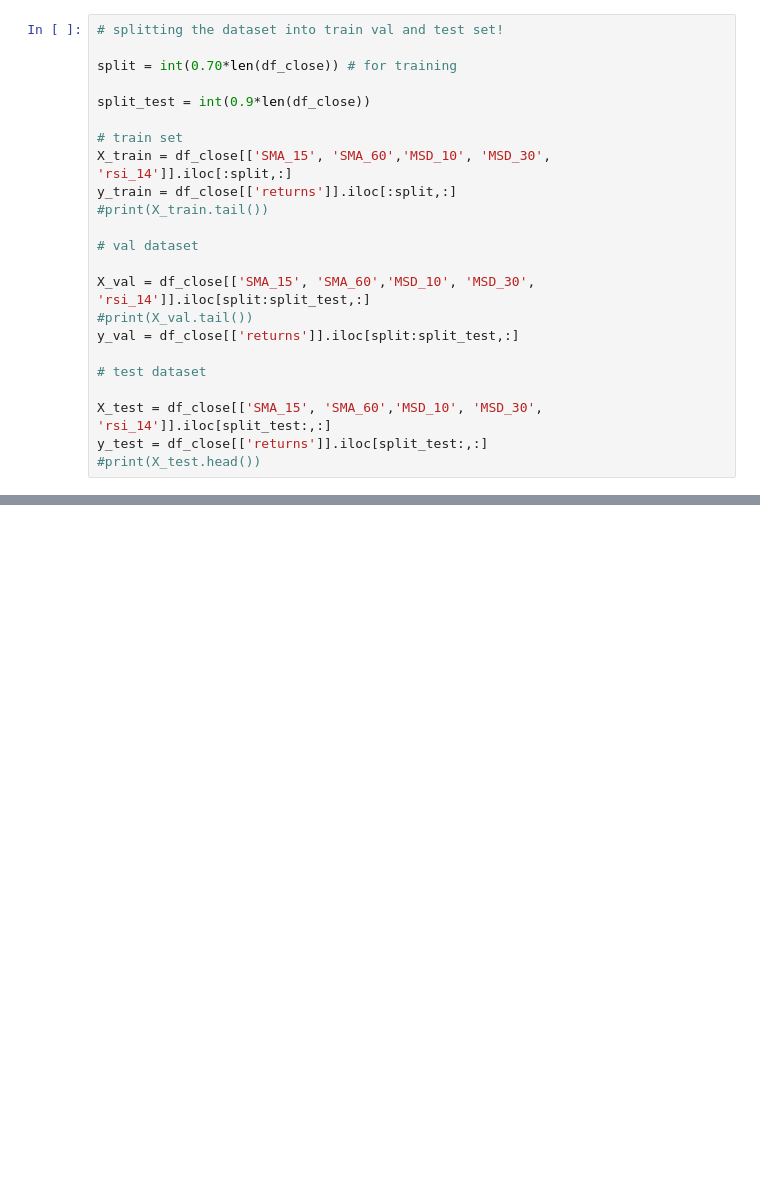
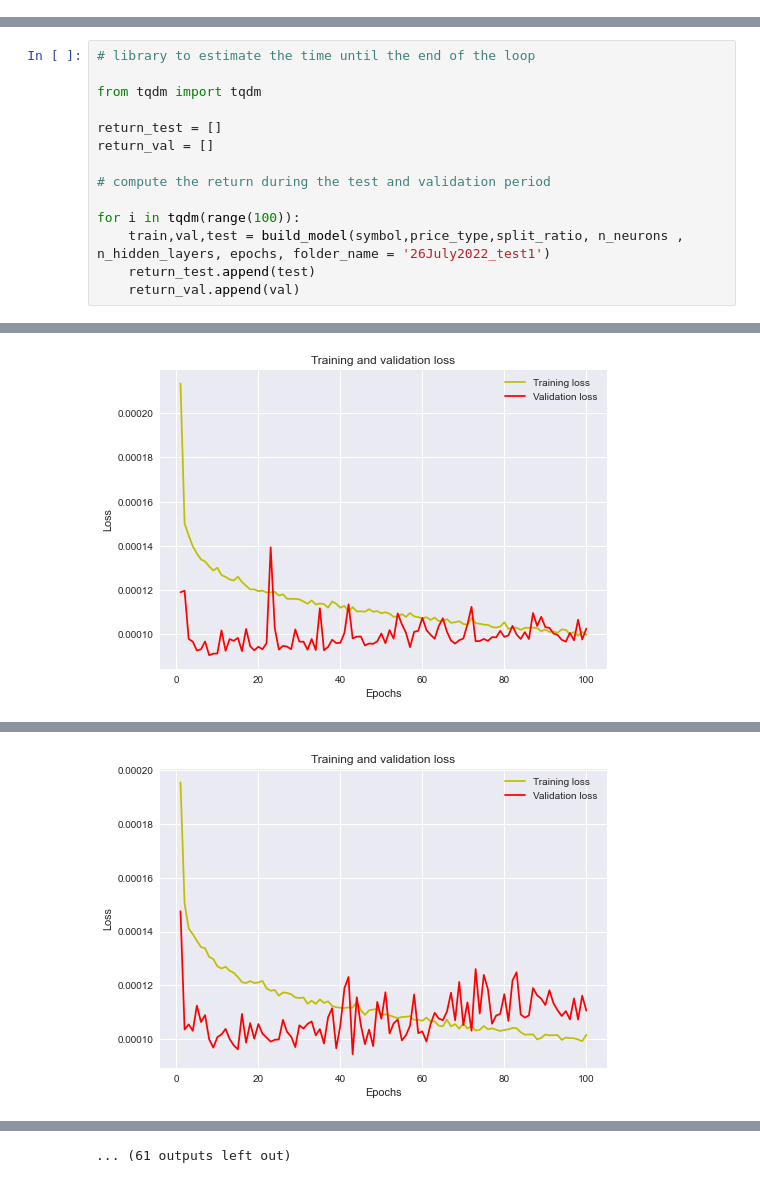
Before and after one commit to jaybfn/Gold_Price_Forecasting, a Jupyter notebook: scripts/DNN.ipynb, the cells around one changed output, grey strips where cells are left out. Saved outputs shown, nothing was run; the diff lists cells and outputs as text; blank space fills up the shorter version.

```diff
--- a/scripts/DNN.ipynb
+++ b/scripts/DNN.ipynb
@@ -45,23 +23,0 @@ Index(['High', 'Low', 'Open', 'Close', 'Volume', 'returns', 'SMA_15', 'SMA_60',
-# %%
-# splitting the dataset into train val and test set!
-
-split = int(0.70*len(df_close)) # for training
-
-split_test = int(0.9*len(df_close))
-
-# train set
-X_train = df_close[['SMA_15', 'SMA_60','MSD_10', 'MSD_30', 'rsi_14']].iloc[:split,:]
-y_train = df_close[['returns']].iloc[:split,:]
-#print(X_train.tail())
-
-# val dataset
-
-X_val = df_close[['SMA_15', 'SMA_60','MSD_10', 'MSD_30', 'rsi_14']].iloc[split:split_test,:]
-#print(X_val.tail())
-y_val = df_close[['returns']].iloc[split:split_test,:]
-
-# test dataset
-
-X_test = df_close[['SMA_15', 'SMA_60','MSD_10', 'MSD_30', 'rsi_14']].iloc[split_test:,:]
-y_test = df_close[['returns']].iloc[split_test:,:]
-#print(X_test.head())
@@ -128,0 +165,15 @@ np.log(pd.DataFrame(regressor.history.history)).plot()
+# %%
+# library to estimate the time until the end of the loop
+
+from tqdm import tqdm
+
+return_test = []
+return_val = []
+
+# compute the return during the test and validation period
+
+for i in tqdm(range(100)):
+    train,val,test = build_model(symbol,price_type,split_ratio, n_neurons , n_hidden_layers, epochs, folder_name = '26July2022_test1')
+    return_test.append(test)
+    return_val.append(val)
+# %% [output]
@@ -128,0 +197 @@ np.log(pd.DataFrame(regressor.history.history)).plot()
+[figure, added]
@@ -128,0 +215 @@ np.log(pd.DataFrame(regressor.history.history)).plot()
+[figure, added]
@@ -128,0 +288 @@ np.log(pd.DataFrame(regressor.history.history)).plot()
+... (61 outputs left out)
```
Also changed, not shown: parts of 9 cells of this notebook, 1 other file.
